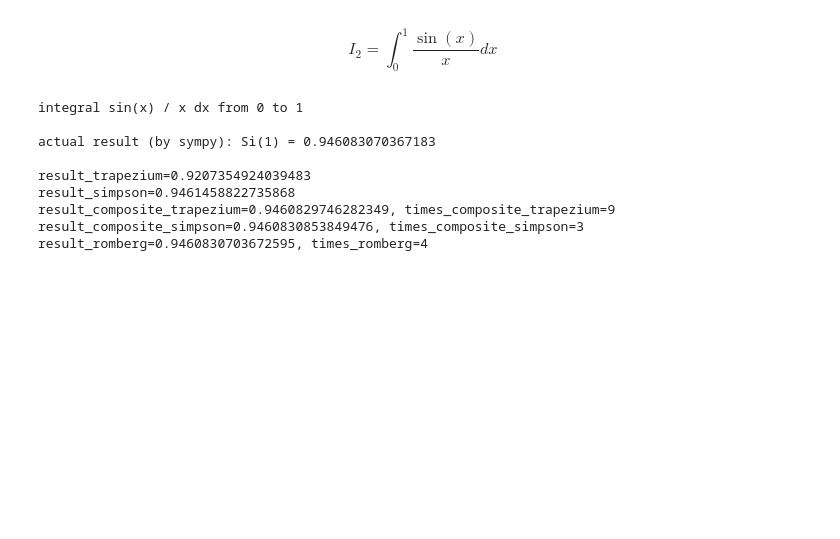
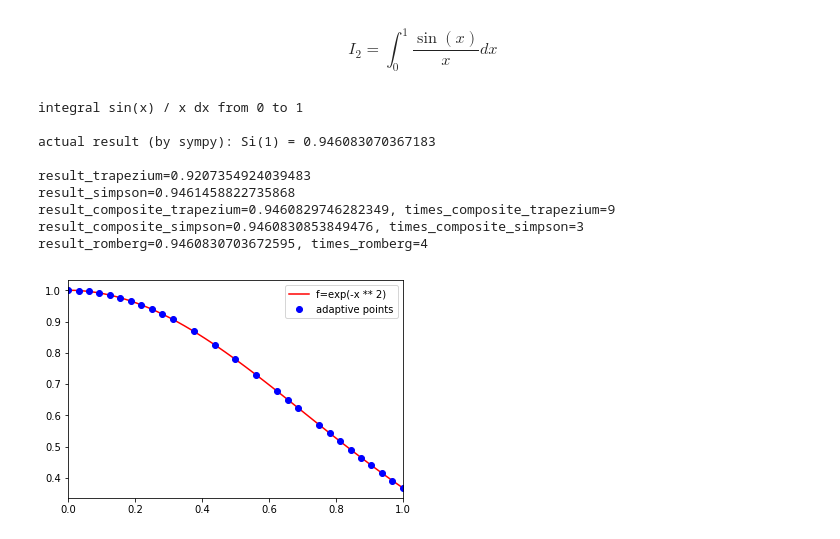
Before and after one commit to cdfmlr/NumericalAnalysis, a Jupyter notebook: ex4/src/ex4.ipynb, the cells around one changed output. Saved outputs shown, nothing was run; the diff lists cells and outputs as text; code cells hidden in the pictures; blank space fills up the shorter version.

Commit message:
add ex4/adaptsim

```diff
--- a/ex4/src/ex4.ipynb
+++ b/ex4/src/ex4.ipynb
@@ -403,0 +473,28 @@ result_romberg=0.9460830703672595, times_romberg=4
+# %%
+import math
+import numpy as np
+
+def f(x):
+    if not isinstance(x, float):
+        x = float(x)
+    return math.exp(-x ** 2)
+
+# actual result (by sympy): sqrt(pi)*erf(1)/2 = 0.746824132812427
+
+I, m, p = adaptsim(f, 0, 1, eps=1e-9)
+
+# 画图
+import matplotlib.pyplot as plt
+
+xf = np.linspace(0, 1)
+yf = [f(x) for x in xf]
+
+yp = [f(x) for x in p]
+
+plt.plot(xf, yf, 'r-', label='f=exp(-x ** 2)')
+plt.plot(p, yp, 'bo', label='adaptive points')
+plt.legend()
+plt.xlim(0, 1)
+plt.show()
+# %% [output]
+[figure, added]
```
Also changed, not shown: parts of 10 cells of this notebook, 2 other files.
